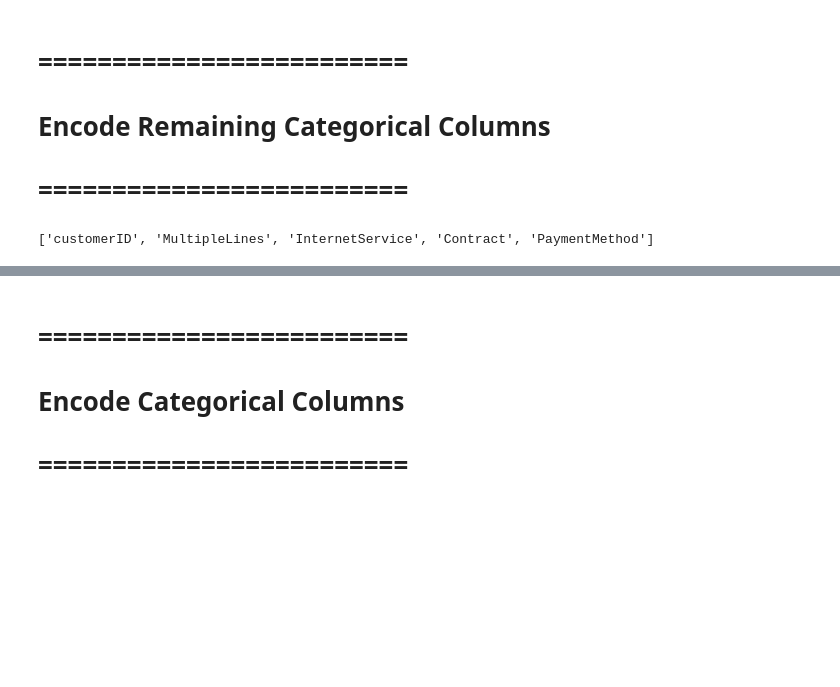
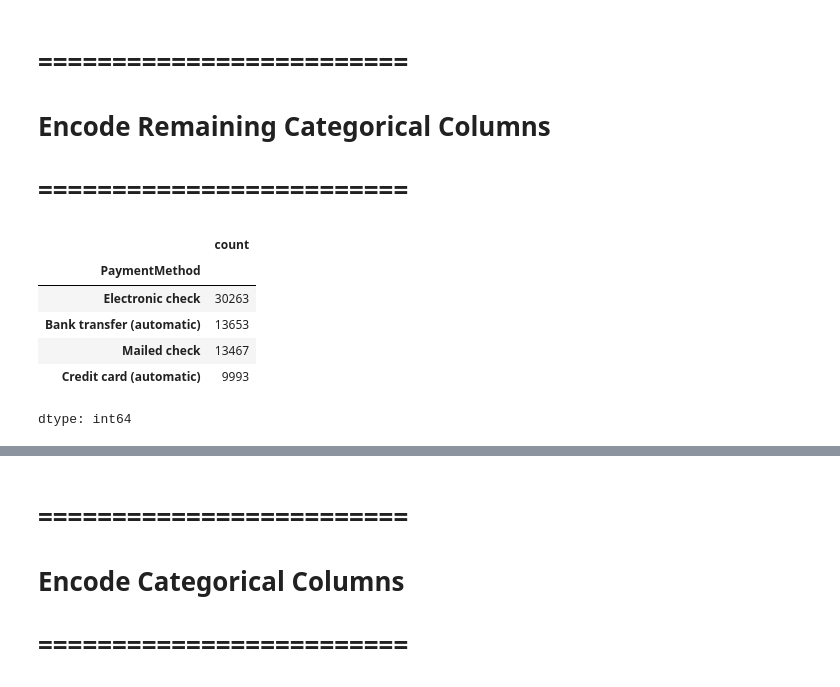
Before and after one commit to linda-bsharat/telco-customer-churn-prediction, a Jupyter notebook: notebooks/01_data_cleaning_and_eda.ipynb, the cells around one changed output, grey strips where cells are left out. Drawn from its saved outputs; the diff is of its cells as text; code cells hidden in the pictures; blank space fills up the shorter version.

```diff
--- a/notebooks/01_data_cleaning_and_eda.ipynb
+++ b/notebooks/01_data_cleaning_and_eda.ipynb
@@ -658,32 +658,14 @@ Rows after: 67,376
 # =========================
 # Encode Remaining Categorical Columns
 # =========================
-# %%
-
-
-# MultipleLines
-df['MultipleLines'] = df['MultipleLines'].replace({
-    'Yes': 2, 'No': 1, 'No phone service': 0
-})
-
-# InternetService
-df['InternetService'] = df['InternetService'].replace({
-    'Fiber optic': 2, 'DSL': 1, 'No': 0
-})
-
-# Contract
-df['Contract'] = df['Contract'].replace({
-    'Month-to-month': 0, 'One year': 1, 'Two year': 2
-})
-
-# PaymentMethod
-df['PaymentMethod'] = df['PaymentMethod'].replace({
-    'Electronic check': 0,
-    'Mailed check': 1,
-    'Bank transfer (automatic)': 2,
-    'Credit card (automatic)': 3
-})
-
-print(df.select_dtypes(include='object').columns.tolist())
-# %% [output]
-['customerID', 'MultipleLines', 'InternetService', 'Contract', 'PaymentMethod']
+# %%
+
+df["PaymentMethod"].value_counts()
+# %% [output]
+|  | count |
+| PaymentMethod |  |
+| Electronic check | 30263 |
+| Bank transfer (automatic) | 13653 |
+| Mailed check | 13467 |
+| Credit card (automatic) | 9993 |
+dtype: int64
```
Also changed, not shown: parts of 13 cells of this notebook.
